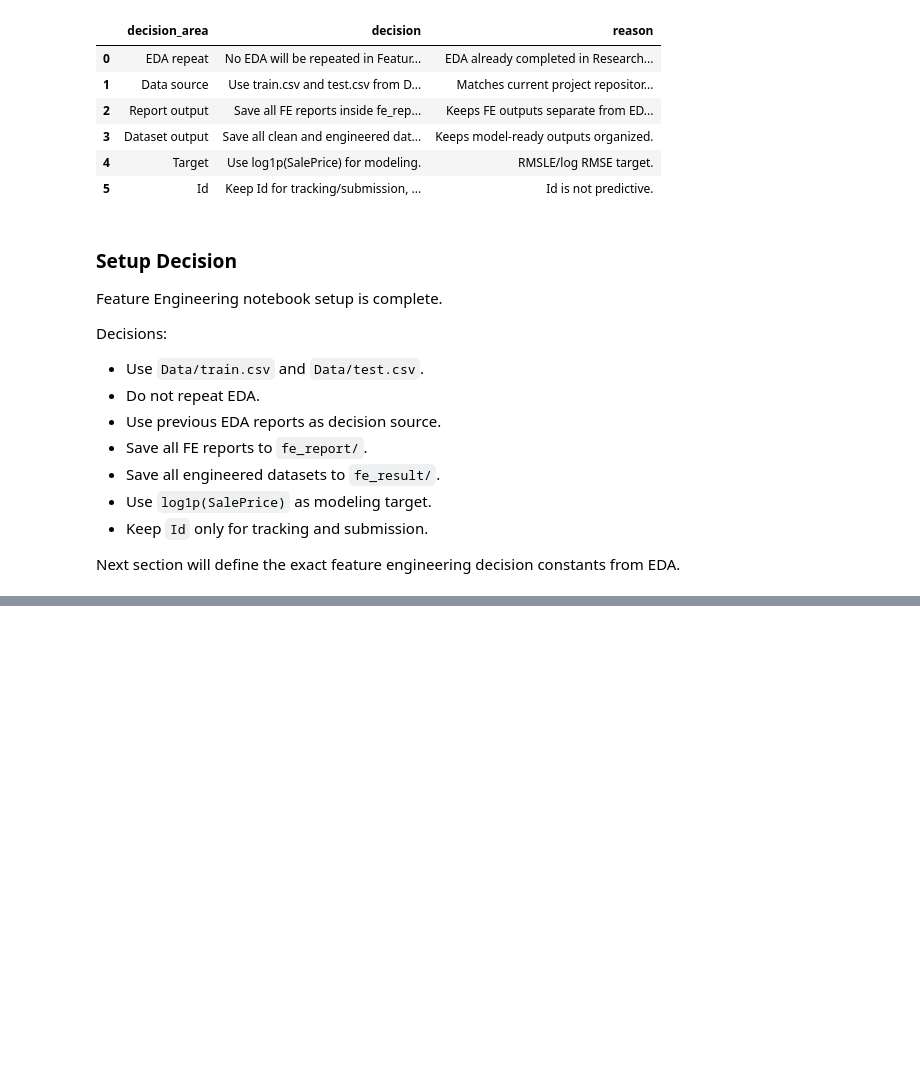
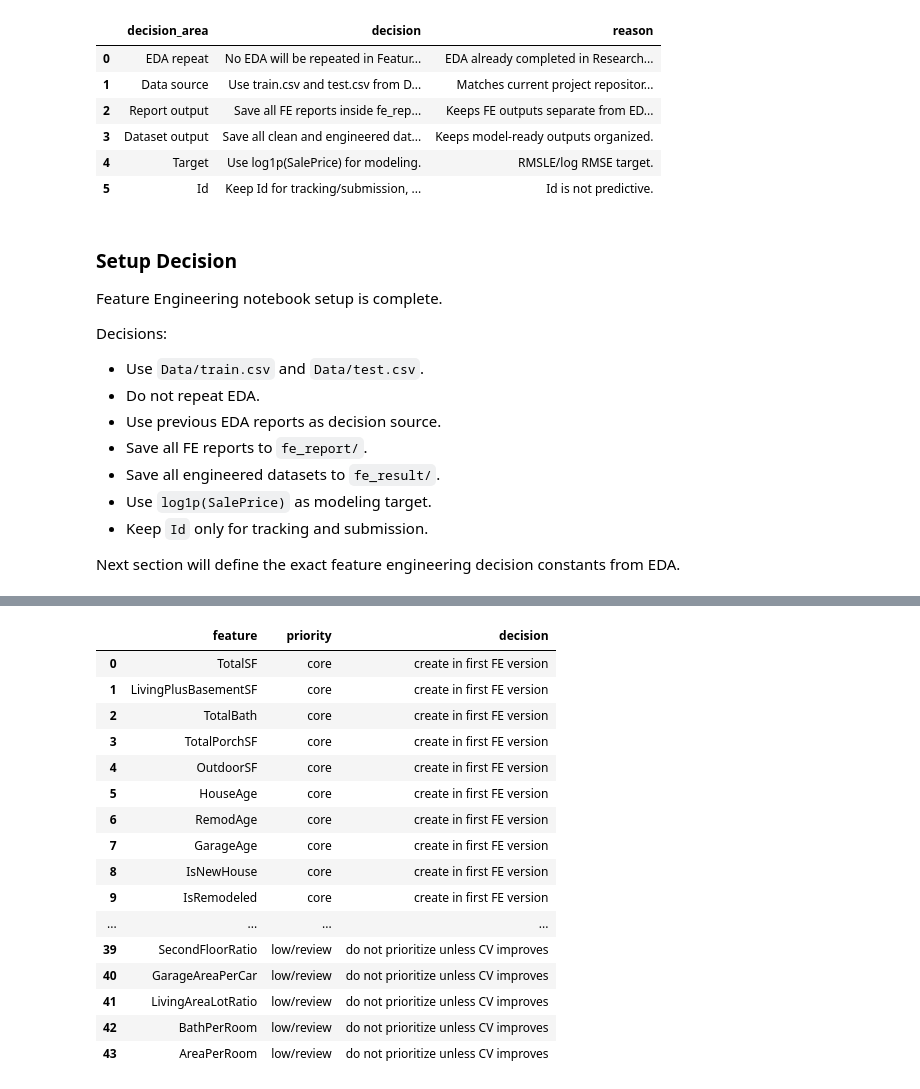
Before and after one commit to kawsar07ahmmed0712-rgb/House-Price-Prediction-Regression, a Jupyter notebook: Research/Feature_Engeneering.ipynb, the cells around one changed output, grey strips where cells are left out. Cells and saved outputs as stored; diff of their text form; code cells hidden in the pictures; blank space fills up the shorter version.

```diff
--- a/Research/Feature_Engeneering.ipynb
+++ b/Research/Feature_Engeneering.ipynb
@@ -440,0 +905,92 @@ Next section will define the exact feature engineering decision constants from E
+# %%
+# ============================================================
+# 7. Engineered Feature Decisions
+# ============================================================
+
+CORE_ENGINEERED_FEATURES = [
+    "TotalSF",
+    "LivingPlusBasementSF",
+    "TotalBath",
+    "TotalPorchSF",
+    "OutdoorSF",
+    "HouseAge",
+    "RemodAge",
+    "GarageAge",
+    "IsNewHouse",
+    "IsRemodeled",
+    "HasGarage",
+    "HasBasement",
+    "HasFireplace",
+    "HasPool",
+    "HasMasVnr",
+    "HasWoodDeck",
+    "HasOpenPorch",
+    "HasScreenPorch",
+    "Has3SsnPorch",
+    "HasMiscFeature",
+    "HasFence",
+    "HasAlley",
+    "ExteriorMatched",
+]
+
+HIGH_PRIORITY_INTERACTION_FEATURES = [
+    "OverallQual_x_TotalSF",
+    "OverallQual_x_GrLivArea",
+    "OverallQual_x_TotalBath",
+    "KitchenQual_Ord_x_GrLivArea",
+    "ExterQual_Ord_x_GrLivArea",
+    "BsmtQual_Ord_x_TotalBsmtSF",
+    "GarageFinish_Ord_x_GarageArea",
+    "GarageQual_Ord_x_GarageArea",
+]
+
+COMPONENT_SCORE_FEATURES = [
+    "ExteriorQualityScore",
+    "KitchenQualityScore",
+    "BasementQualityScore",
+    "BasementFinishScore",
+    "GarageQualityScore",
+    "LuxuryQualityScore",
+]
+
+LOW_PRIORITY_EXPERIMENT_FEATURES = [
+    "BasementRatio",
+    "FirstFloorRatio",
+    "SecondFloorRatio",
+    "GarageAreaPerCar",
+    "LivingAreaLotRatio",
+    "BathPerRoom",
+    "AreaPerRoom",
+]
+
+engineered_feature_decision_report = pd.DataFrame(
+    [{"feature": f, "priority": "core", "decision": "create in first FE version"} for f in CORE_ENGINEERED_FEATURES] +
+    [{"feature": f, "priority": "high", "decision": "create and validate"} for f in HIGH_PRIORITY_INTERACTION_FEATURES] +
+    [{"feature": f, "priority": "medium/high", "decision": "create component score and validate"} for f in COMPONENT_SCORE_FEATURES] +
+    [{"feature": f, "priority": "low/review", "decision": "do not prioritize unless CV improves"} for f in LOW_PRIORITY_EXPERIMENT_FEATURES]
+)
+
+engineered_feature_decision_report.to_csv(
+    FE_STEP_REPORT_DIR / "06_engineered_feature_decisions.csv",
+    index=False
+)
+
+engineered_feature_decision_report
+# %% [output]
+|  | feature | priority | decision |
+| 0 | TotalSF | core | create in first FE version |
+| 1 | LivingPlusBasementSF | core | create in first FE version |
+| 2 | TotalBath | core | create in first FE version |
+| 3 | TotalPorchSF | core | create in first FE version |
+| 4 | OutdoorSF | core | create in first FE version |
+| 5 | HouseAge | core | create in first FE version |
+| 6 | RemodAge | core | create in first FE version |
+| 7 | GarageAge | core | create in first FE version |
+| 8 | IsNewHouse | core | create in first FE version |
+| 9 | IsRemodeled | core | create in first FE version |
+| ... | ... | ... | ... |
+| 39 | SecondFloorRatio | low/review | do not prioritize unless CV improves |
+| 40 | GarageAreaPerCar | low/review | do not prioritize unless CV improves |
+| 41 | LivingAreaLotRatio | low/review | do not prioritize unless CV improves |
+| 42 | BathPerRoom | low/review | do not prioritize unless CV improves |
+| 43 | AreaPerRoom | low/review | do not prioritize unless CV improves |
```
Also changed, not shown: parts of 53 cells of this notebook, 20 other files.
